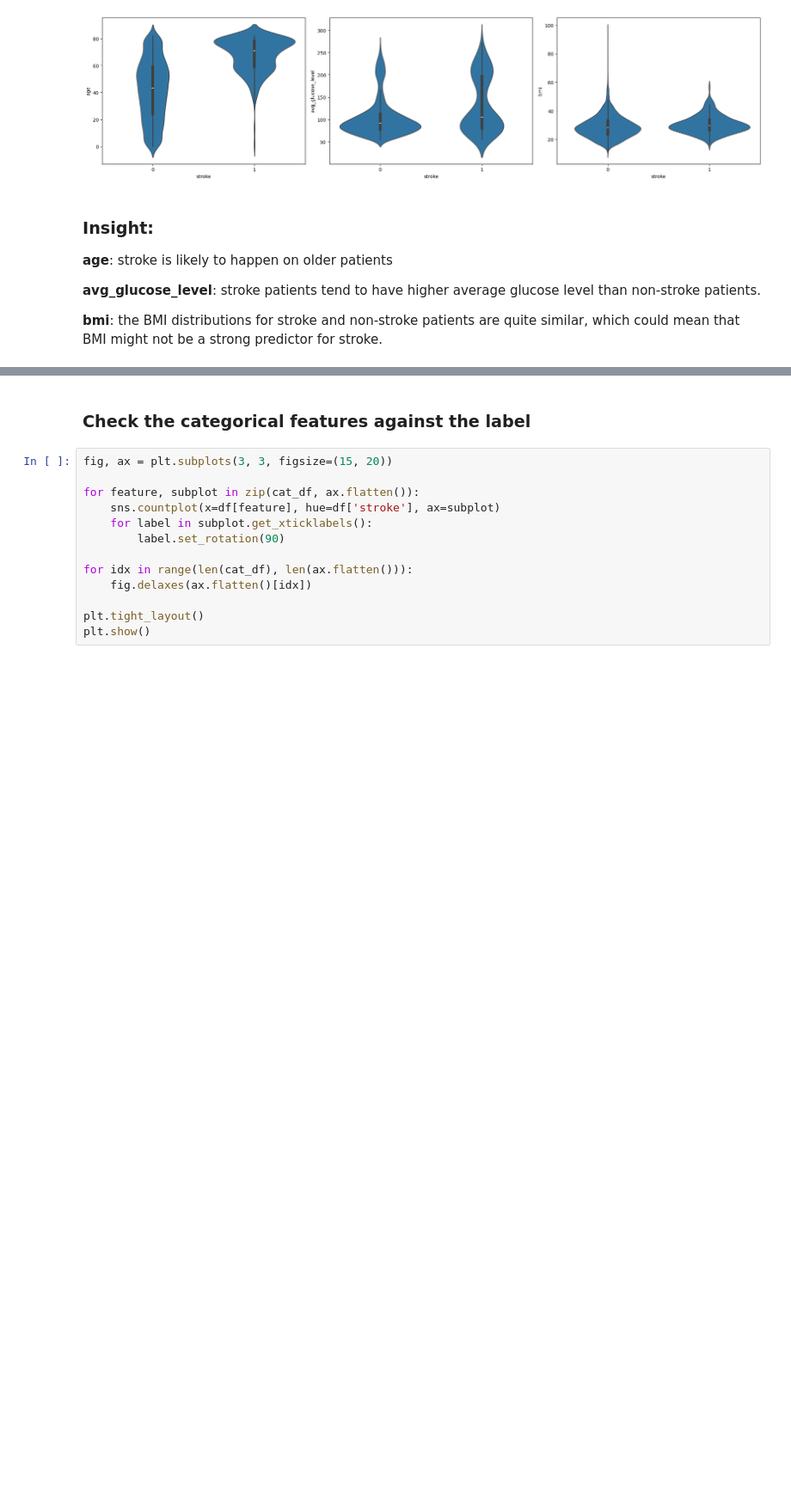
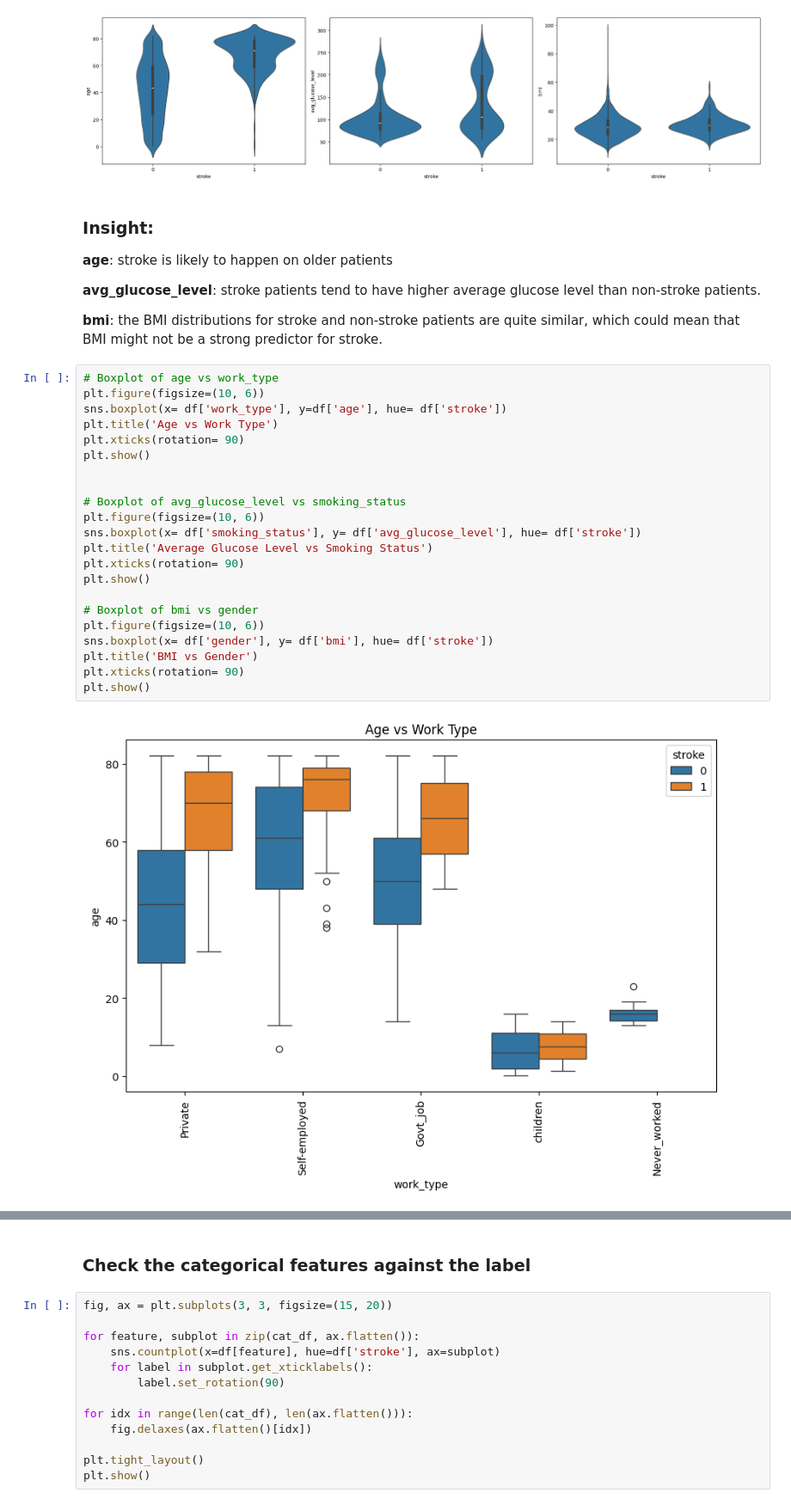
Before and after one commit to AlthariqFairuz/Seleksi-GAIB-Bagian-2-3, a Jupyter notebook: src/doe.ipynb, the cells around one changed output, grey strips where cells are left out. Shown at 86% size. Saved outputs shown, nothing was run; the diff lists cells and outputs as text; blank space fills up the shorter version.

```diff
--- a/src/doe.ipynb
+++ b/src/doe.ipynb
@@ -168,3 +168,27 @@ plt.show()
 **avg_glucose_level**: stroke patients tend to have higher average glucose level than non-stroke patients.
 
 **bmi**: the BMI distributions for stroke and non-stroke patients are quite similar, which could mean that BMI might not be a strong predictor for stroke.
+# %%
+# Boxplot of age vs work_type
+plt.figure(figsize=(10, 6))
+sns.boxplot(x= df['work_type'], y=df['age'], hue= df['stroke'])
+plt.title('Age vs Work Type')
+plt.xticks(rotation= 90)
+plt.show()
+
+
+# Boxplot of avg_glucose_level vs smoking_status
+plt.figure(figsize=(10, 6))
+sns.boxplot(x= df['smoking_status'], y= df['avg_glucose_level'], hue= df['stroke'])
+plt.title('Average Glucose Level vs Smoking Status')
+plt.xticks(rotation= 90)
+plt.show()
+
+# Boxplot of bmi vs gender
+plt.figure(figsize=(10, 6))
+sns.boxplot(x= df['gender'], y= df['bmi'], hue= df['stroke'])
+plt.title('BMI vs Gender')
+plt.xticks(rotation= 90)
+plt.show()
+# %% [output]
+[figure, added]
```
Also changed, not shown: parts of 33 cells of this notebook, 9 other files.
